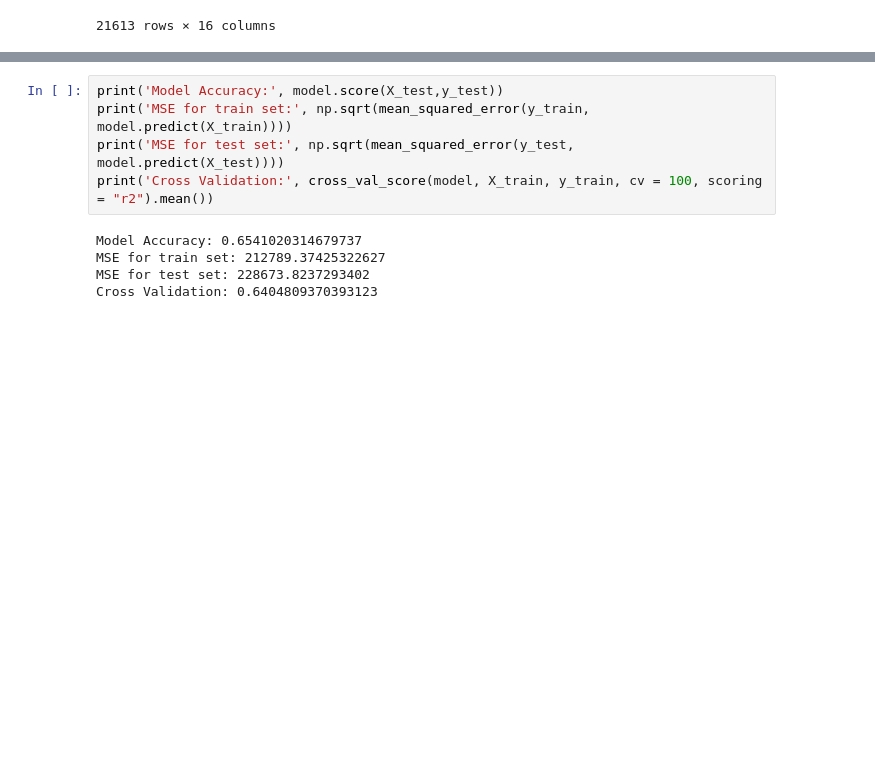
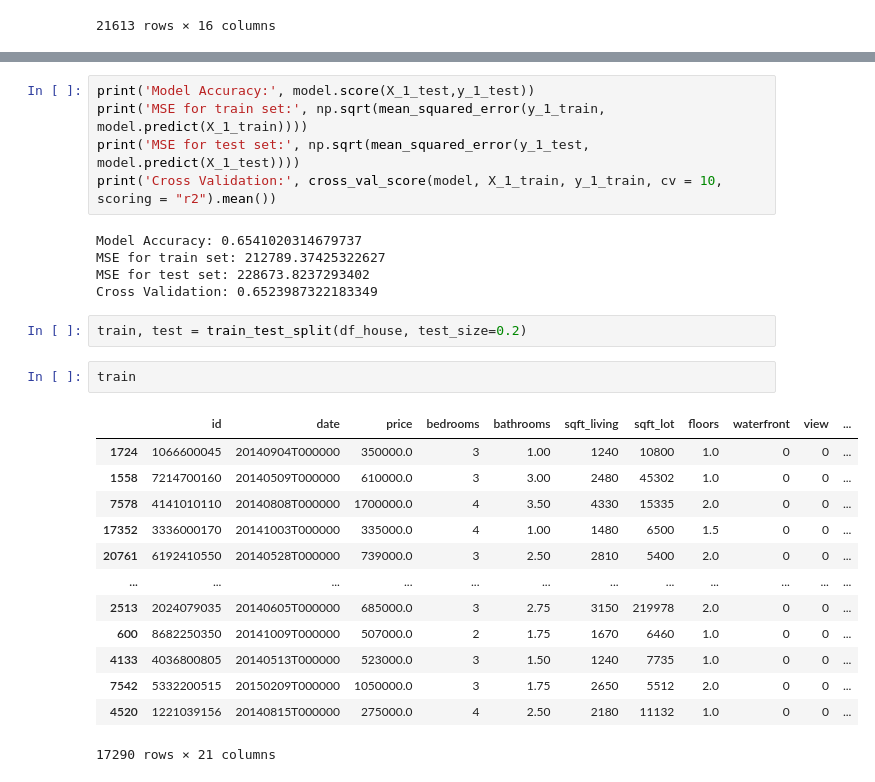
Before and after one commit to Banner10/Phase_2_Project, a Jupyter notebook: OLS_Baseline_Model.ipynb, the cells around one changed output, grey strips where cells are left out. Drawn from its saved outputs; the diff is of its cells as text; blank space fills up the shorter version.

```diff
--- a/OLS_Baseline_Model.ipynb
+++ b/OLS_Baseline_Model.ipynb
@@ -164,12 +238,30 @@ fig = sm.graphics.qqplot(model1.resid, dist=stats.norm, line='45', fit=True)
 # %% [output]
 [figure]
 # %%
-print('Model Accuracy:', model.score(X_test,y_test))
-print('MSE for train set:', np.sqrt(mean_squared_error(y_train, model.predict(X_train))))
-print('MSE for test set:', np.sqrt(mean_squared_error(y_test, model.predict(X_test))))
-print('Cross Validation:', cross_val_score(model, X_train, y_train, cv = 100, scoring = "r2").mean())
+print('Model Accuracy:', model.score(X_1_test,y_1_test))
+print('MSE for train set:', np.sqrt(mean_squared_error(y_1_train, model.predict(X_1_train))))
+print('MSE for test set:', np.sqrt(mean_squared_error(y_1_test, model.predict(X_1_test))))
+print('Cross Validation:', cross_val_score(model, X_1_train, y_1_train, cv = 10, scoring = "r2").mean())
 # %% [output]
 Model Accuracy: 0.6541020314679737
 MSE for train set: 212789.37425322627
 MSE for test set: 228673.8237293402
-Cross Validation: 0.6404809370393123
+Cross Validation: 0.6523987322183349
+# %%
+train, test = train_test_split(df_house, test_size=0.2)
+# %%
+train
+# %% [output]
+|  | id | date | price | bedrooms | bathrooms | sqft_living | sqft_lot | floors | waterfront | view | ... |
+| 1724 | 1066600045 | 20140904T000000 | 350000.0 | 3 | 1.00 | 1240 | 10800 | 1.0 | 0 | 0 | ... |
+| 1558 | 7214700160 | 20140509T000000 | 610000.0 | 3 | 3.00 | 2480 | 45302 | 1.0 | 0 | 0 | ... |
+| 7578 | 4141010110 | 20140808T000000 | 1700000.0 | 4 | 3.50 | 4330 | 15335 | 2.0 | 0 | 0 | ... |
+| 17352 | 3336000170 | 20141003T000000 | 335000.0 | 4 | 1.00 | 1480 | 6500 | 1.5 | 0 | 0 | ... |
+| 20761 | 6192410550 | 20140528T000000 | 739000.0 | 3 | 2.50 | 2810 | 5400 | 2.0 | 0 | 0 | ... |
+| ... | ... | ... | ... | ... | ... | ... | ... | ... | ... | ... | ... |
+| 2513 | 2024079035 | 20140605T000000 | 685000.0 | 3 | 2.75 | 3150 | 219978 | 2.0 | 0 | 0 | ... |
+| 600 | 8682250350 | 20141009T000000 | 507000.0 | 2 | 1.75 | 1670 | 6460 | 1.0 | 0 | 0 | ... |
+| 4133 | 4036800805 | 20140513T000000 | 523000.0 | 3 | 1.50 | 1240 | 7735 | 1.0 | 0 | 0 | ... |
+| 7542 | 5332200515 | 20150209T000000 | 1050000.0 | 3 | 1.75 | 2650 | 5512 | 2.0 | 0 | 0 | ... |
+| 4520 | 1221039156 | 20140815T000000 | 275000.0 | 4 | 2.50 | 2180 | 11132 | 1.0 | 0 | 0 | ... |
+17290 rows × 21 columns
```
Also changed, not shown: parts of 13 cells of this notebook, 8 other files.
